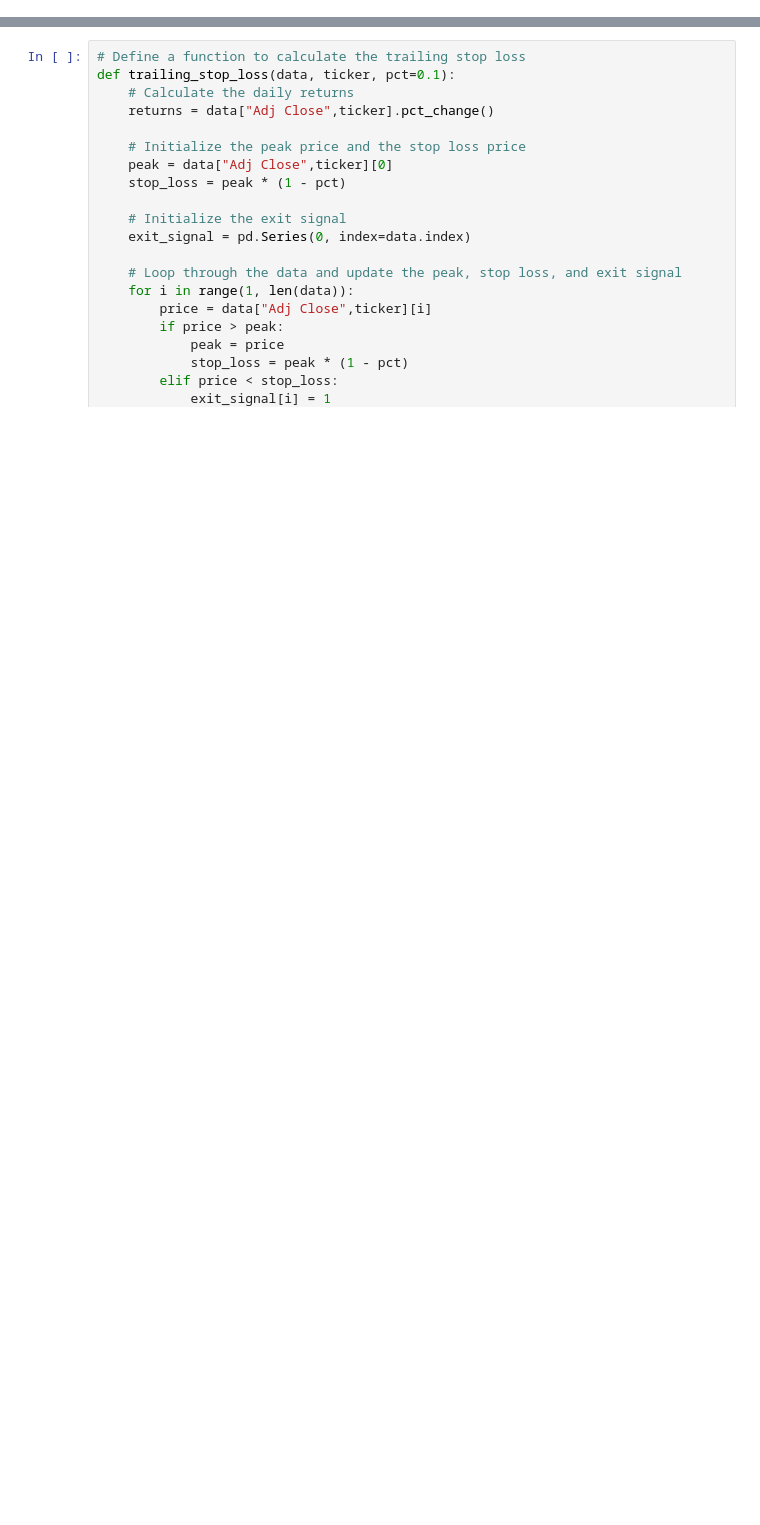
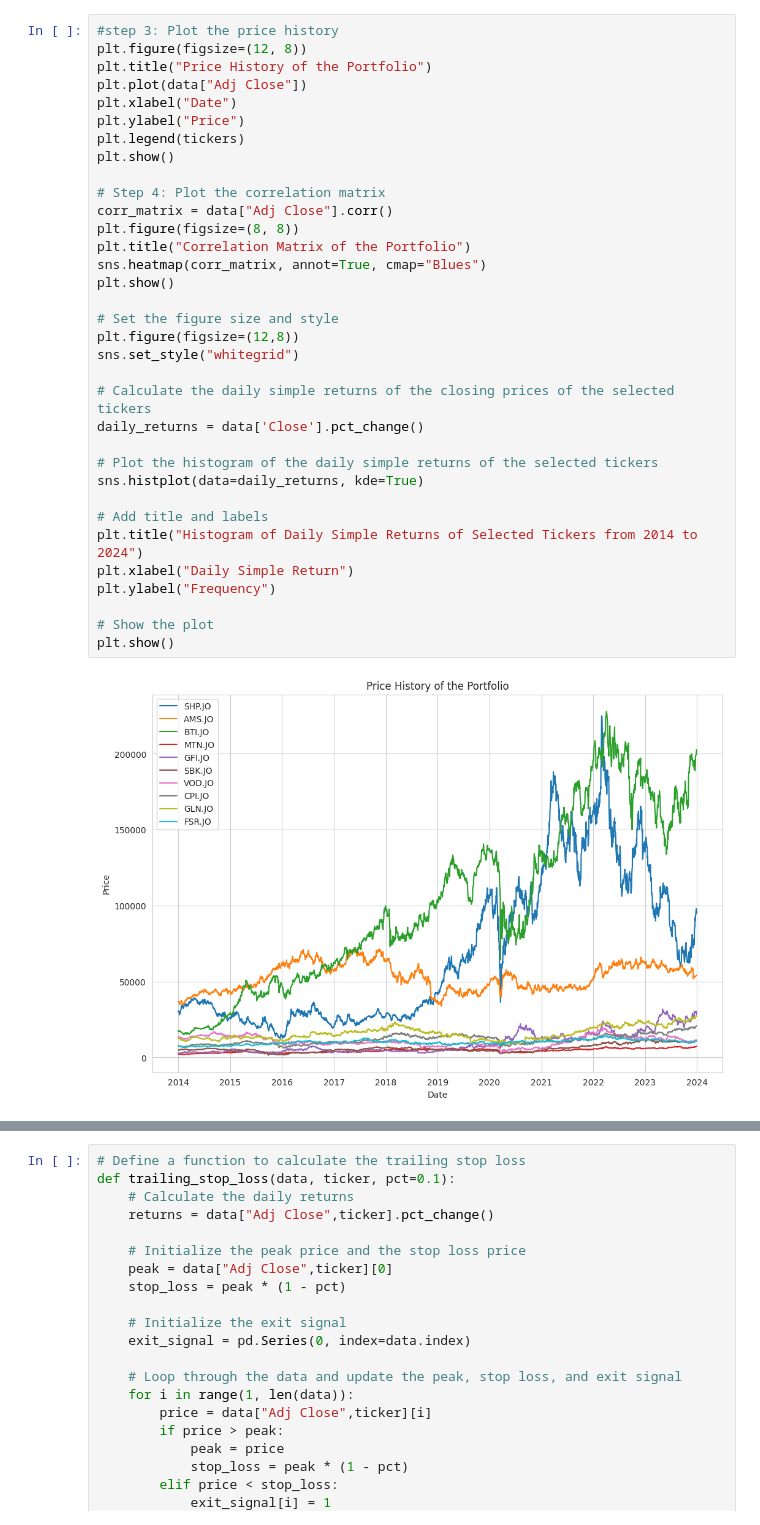
Before and after one commit to 1980zemira/Debunking-Market-Myth, a Jupyter notebook: Capstone_code_working_doc.ipynb, the cells around one changed output, grey strips where cells are left out. Drawn from its saved outputs; the diff is of its cells as text; blank space fills up the shorter version.

```diff
--- a/Capstone_code_working_doc.ipynb
+++ b/Capstone_code_working_doc.ipynb
@@ -42,0 +165,36 @@ data = yf.download(tickers, start="2014-01-01", end="2024-01-01")
+# %%
+#step 3: Plot the price history
+plt.figure(figsize=(12, 8))
+plt.title("Price History of the Portfolio")
+plt.plot(data["Adj Close"])
+plt.xlabel("Date")
+plt.ylabel("Price")
+plt.legend(tickers)
+plt.show()
+
+# Step 4: Plot the correlation matrix
+corr_matrix = data["Adj Close"].corr()
+plt.figure(figsize=(8, 8))
+plt.title("Correlation Matrix of the Portfolio")
+sns.heatmap(corr_matrix, annot=True, cmap="Blues")
+plt.show()
+
+# Set the figure size and style
+plt.figure(figsize=(12,8))
+sns.set_style("whitegrid")
+
+# Calculate the daily simple returns of the closing prices of the selected tickers
+daily_returns = data['Close'].pct_change()
+
+# Plot the histogram of the daily simple returns of the selected tickers
+sns.histplot(data=daily_returns, kde=True)
+
+# Add title and labels
+plt.title("Histogram of Daily Simple Returns of Selected Tickers from 2014 to 2024")
+plt.xlabel("Daily Simple Return")
+plt.ylabel("Frequency")
+
+# Show the plot
+plt.show()
+# %% [output]
+[figure, added]
```
Also changed, not shown: parts of 23 cells of this notebook.
